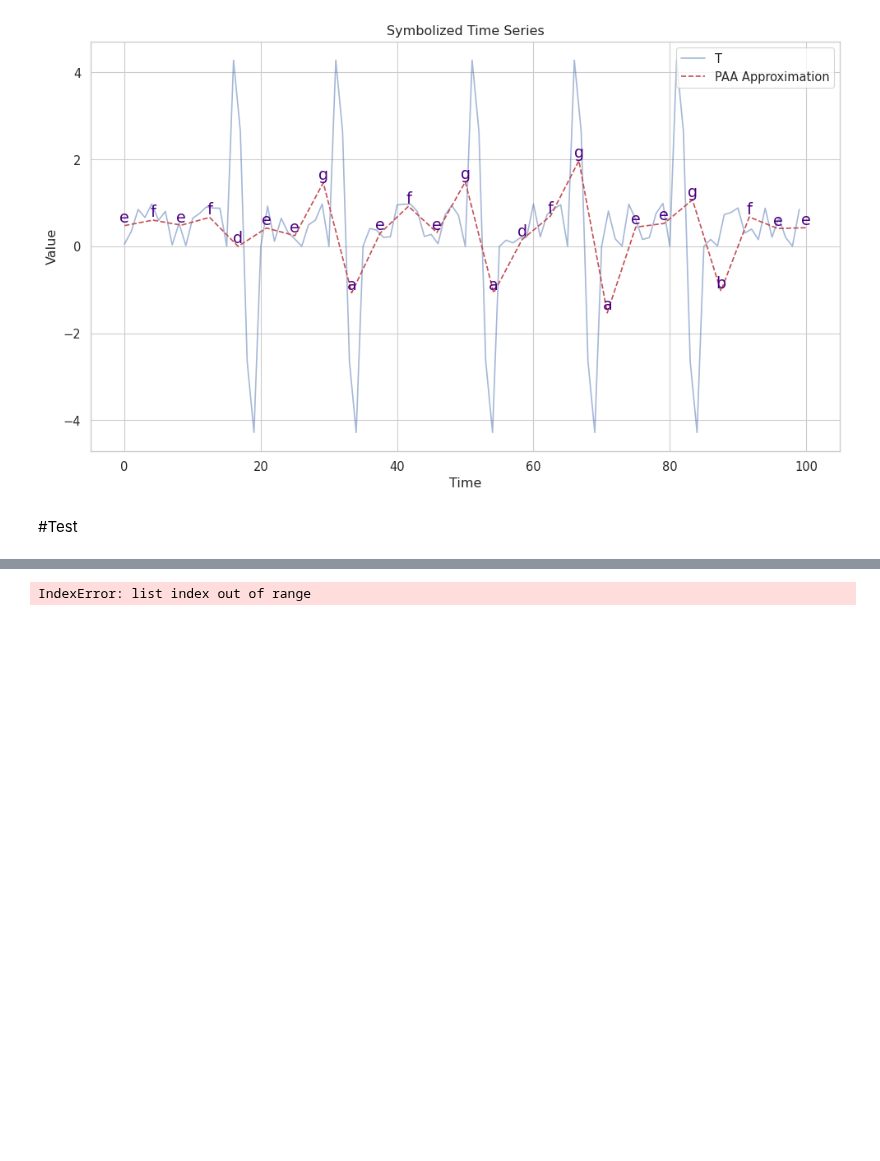
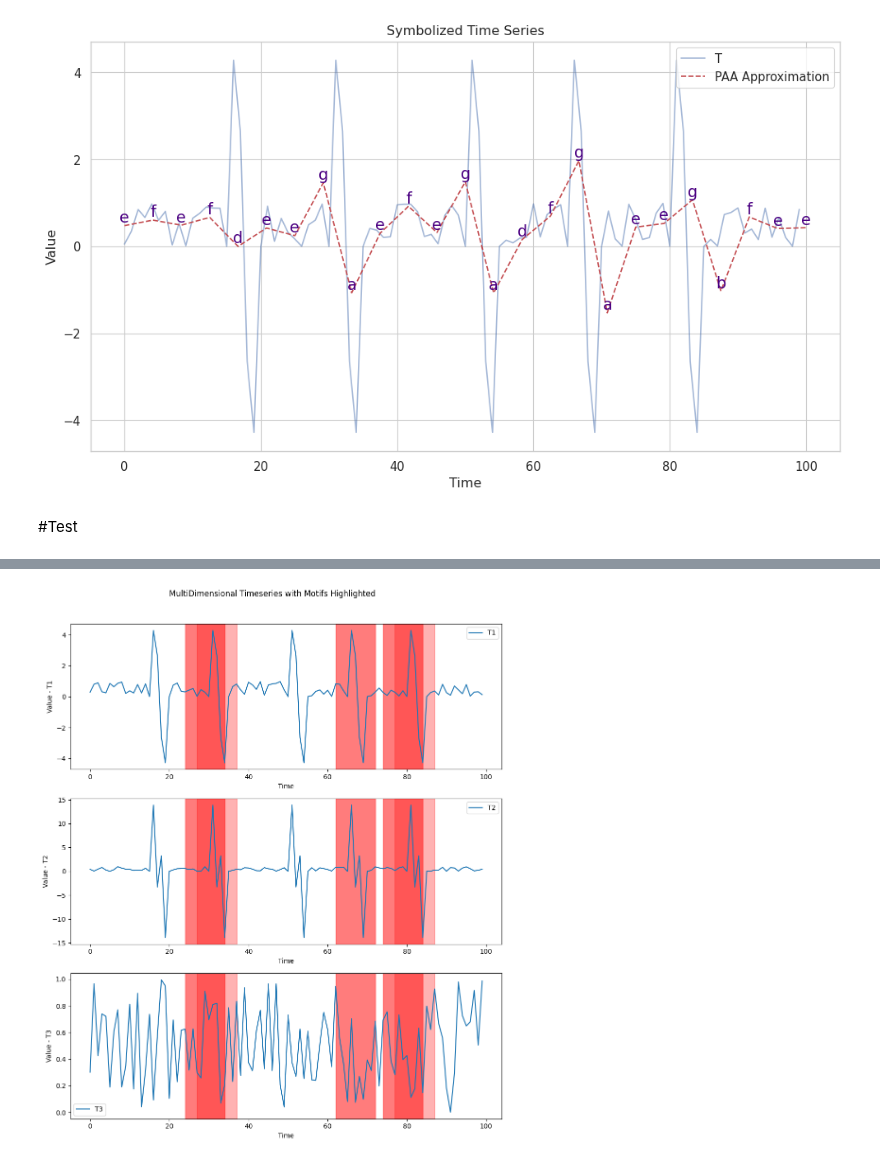
Before and after one commit to aidaLabDEI/LEIT-motifs, a Jupyter notebook: Motif_Discovery.ipynb, the cells around one changed output, grey strips where cells are left out. Drawn from its saved outputs; the diff is of its cells as text; code cells hidden in the pictures; blank space fills up the shorter version.

```diff
--- a/Motif_Discovery.ipynb
+++ b/Motif_Discovery.ipynb
@@ -377,7 +370,6 @@ plt.show()
 # %% [markdown]
 #Test
 # %%
-!pip install numpy scikit-learn datasketch scipy
 import numpy as np
 from sklearn.random_projection import SparseRandomProjection
 from datasketch import MinHashLSH, MinHash
@@ -417,7 +409,7 @@ def minhash_signature(data, num_perm):
     minhash = MinHash(num_perm=num_perm)
 
     # Update MinHash with data points
-    for d in data:
+    for d in np.ascontiguousarray(data):
         minhash.update(d)
 
     return minhash
@@ -449,14 +441,12 @@ def motif_find(time_series, window, projection_iter, k):
     for i in range(len(time_series) - window_size + 1):
         subsequence = time_series[i:i + window_size]
         subsequences.append(subsequence)
-
     for i in range(projection_iter):
       # Random project
         #pj_ts = random_projection_cycle(subsequences, num_comp)
         # Find num_comp random numbers between 0 and dimension of time series
         random_indices = np.random.choice(dimension, num_comp, replace=False)
-        pj_ts = [subsequence[random_indices] for subsequence in subsequences]
-
+        pj_ts = [subsequence[:,random_indices] for subsequence in subsequences]
         minhash_signatures = []
       # Compute fingerprints
         for projected_subsequence in pj_ts:
@@ -466,22 +456,21 @@ def motif_find(time_series, window, projection_iter, k):
       # Find collisions
         for j, minhash_sig in enumerate(minhash_signatures):
                 collisions = find_collisions(lsh_index, minhash_sig)
+
+               # print(collisions)
                 if len(collisions) > 1:
                     # Remove trivial matches, same subsequence or overlapping subsequences
                     collisions = [(j, c) for c in collisions if c != j and abs(c - j) > window_size]
+                    for collision in collisions:
+                      # If doesn't exists as the same or the reverse match
+                      if collision not in top and (collision[1], collision[0]) not in top:
+                        top.append(collision)
 
-                    top.append(collisions)
-                    # If top reached max length, remove the collision that has max distace in the original time series
+                    # If top exceeds max length, keep only the top k based on distance
                     if len(top) > k:
-                        max_dist = 0
-                        max_index = 0
-                        for index, collision in enumerate(top):
-                            # Distance is the z normalized euclidean distance
-                            dist = z_normalized_euclidean_distance(subsequences[collision[0][0]], subsequences[collision[0][1]])
-                            if dist > max_dist:
-                                max_dist = dist
-                                max_index = index
-                        top.pop(max_index)
+                        top.sort(key=lambda x: z_normalized_euclidean_distance(subsequences[x[0]], subsequences[x[1]]), reverse=True)
+                        top = top[:k]
+
     # Return top k collisions
     return top
 
@@ -517,10 +506,10 @@ for loc in motif_locations:
 timeseries_3d[:, 2] = np.random.rand(100)
 
 # Set parameters
-window_size = 6
-lsh_threshold = 0.8
+window_size = 10
+lsh_threshold = 0.5
 projection_iter = 10
-k = 2
+k = 4
 
 # Find motifs
 motifs = motif_find(timeseries_3d, window_size, projection_iter, k)
@@ -540,7 +529,7 @@ for i, dimension in enumerate(['T1', 'T2', 'T3']):
     for motif in motifs:
         # Highlight the motifs of length 6
         for m in motif:
-            axs[i].axvspan(m[0], m[0] + 6, color='red', alpha=0.3)
+            axs[i].axvspan(m, m + window_size, color='red', alpha=0.3)
 
 plt.suptitle("MultiDimensional Timeseries with Motifs Highlighted")
 plt.tight_layout(rect=[0, 0, 1, 0.96])
@@ -555 +538 @@ Requirement already satisfied: threadpoolctl>=2.0.0 in /usr/local/lib/python3.10
-IndexError: list index out of range
+[figure, added]
```
Also changed, not shown: parts of 3 cells of this notebook.
